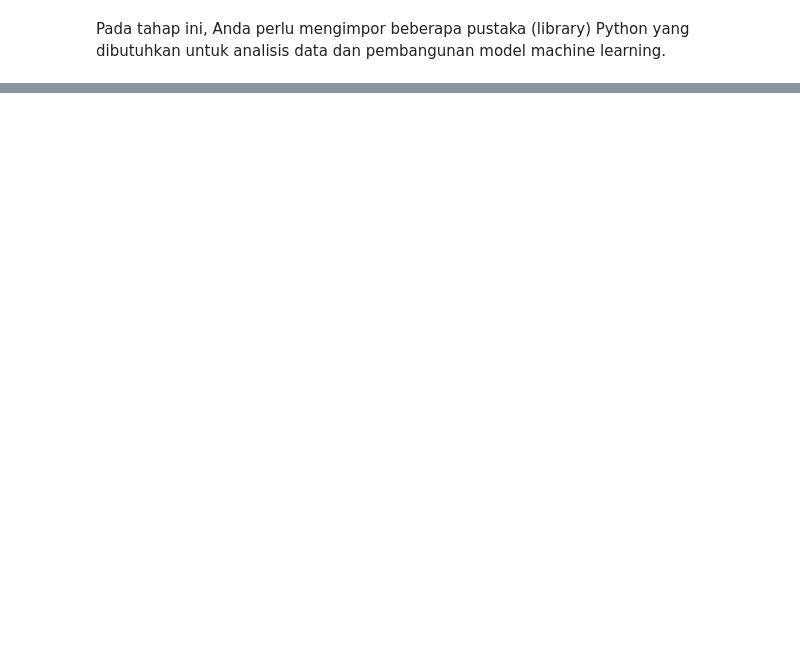
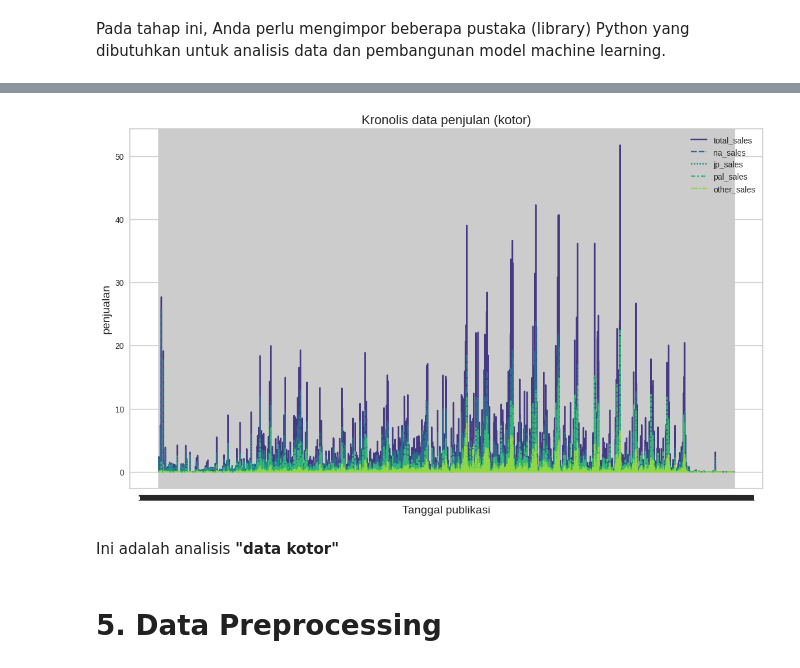
Before and after one commit to DGkurnia/cnkproject, a Jupyter notebook: BMLP_Derfansyah_Guswiranata_Kurnia_clus_ii.ipynb, the cells around one changed output, grey strips where cells are left out. Cells and saved outputs as stored; diff of their text form; code cells hidden in the pictures; blank space fills up the shorter version.

```diff
--- a/BMLP_Derfansyah_Guswiranata_Kurnia_clus_ii.ipynb
+++ b/BMLP_Derfansyah_Guswiranata_Kurnia_clus_ii.ipynb
@@ -1148,0 +155,4 @@ plt.show()
+# %%
+#Persiapan dataset melalui Pengunduhan dataset
+sdf = pd.read_csv('/content/vgchartz-2024.csv')
+sdfc = sdf.copy()
@@ -1148,0 +227,7 @@ plt.show()
+# %%
+#Pembuatan daftar 'penjualan tahunan' (dfpnjlthn)
+dfpnjlthn = sdfc.groupby('release_date')[['total_sales','na_sales',
+                                          'jp_sales','pal_sales','other_sales']].sum().sort_values(by=['release_date']).copy() #lihat hasil penjualan
+smpdfpnjlthn = dfpnjlthn.head(7) #7 sampel
+print("contoh data penjualan tahunan:")
+print(smpdfpnjlthn)
@@ -1148,0 +245,20 @@ plt.show()
+# %%
+# Grafik Penjualan
+plt.figure(figsize=(14, 8))  # Adjust width and height as needed
+
+# Create the line plot with a custom color palette
+sns.lineplot(data=dfpnjlthn, palette='viridis')  #
+
+# Judul
+plt.title('Kronolis data penjulan (kotor)', fontsize=16)
+plt.xlabel('Tanggal publikasi', fontsize=14)  # Nilai tanggal
+plt.ylabel('penjualan', fontsize=14)  # Milai penjualan (dalam juta)
+
+# Show the plot
+plt.show()
+# %% [output]
+[figure, added]
+# %% [markdown]
+Ini adalah analisis **"data kotor"**
+# %% [markdown]
+# **5. Data Preprocessing**
```
Also changed, not shown: parts of 237 cells of this notebook.
